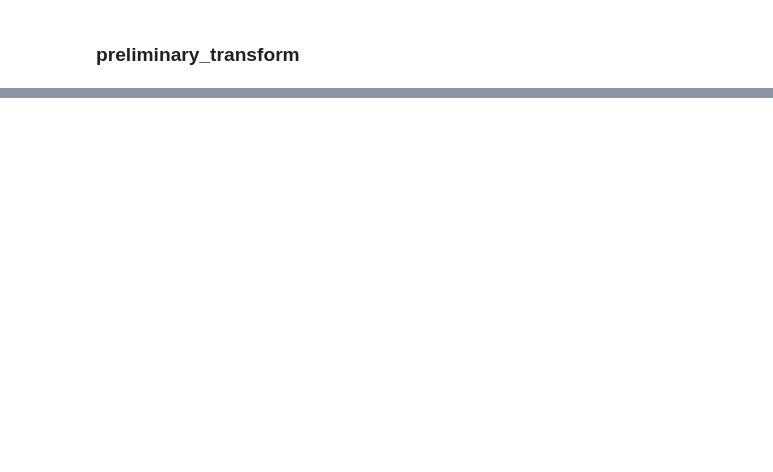
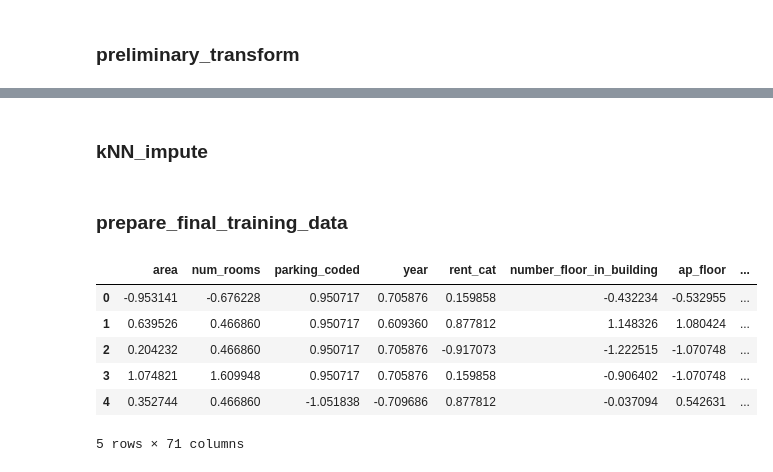
Before and after one commit to anna-teterina/python-project-ApartmentPriceAnalysis, a Jupyter notebook: 1. Data Preparation/data_preparation_description.ipynb, the cells around one changed output, grey strips where cells are left out. Saved outputs shown, nothing was run; the diff lists cells and outputs as text; code cells hidden in the pictures; blank space fills up the shorter version.

Commit message:
compliting data processing description creating pipeline for pre-processing

```diff
--- a/1. Data Preparation/data_preparation_description.ipynb
+++ b/1. Data Preparation/data_preparation_description.ipynb
@@ -792,0 +1301,5 @@ def outlier_drop(data, train_dataset,
+# %%
+# check if there are all variables in the set for analysisdefine variables for the model
+model_features_dict = joblib.load("1. Data Preparation/model_features_dict.joblib")
+
+all(x in cleaned_outliers_data.columns for x in model_features_dict['features_to_use'])
@@ -792,0 +1315,5 @@ def outlier_drop(data, train_dataset,
+# %%
+# Split the dataset into training and testing sets
+X_train, X_test, y_train, y_test = train_test_split(cleaned_outliers_data[features_to_use], cleaned_outliers_data[target],
+                                                    test_size = 0.2,
+                                                    random_state = 99)
@@ -792,0 +1384,12 @@ def outlier_drop(data, train_dataset,
+# %%
+# Application of the function
+X_train_encoded, X_test_encoded = one_hot_encode_train_test(X_train, X_test, features_to_onehotencode)
+
+# View the changes that have made to the data
+vars_after_encoding = []
+for var in features_to_onehotencode:
+        col_after_encode = [col for col in X_train_encoded.columns if col.startswith(var)]
+        vars_after_encoding = vars_after_encoding + col_after_encode
+
+print(X_train_encoded[vars_after_encoding].info())
+print(X_train_encoded[vars_after_encoding].head())
@@ -792,0 +1784,2 @@ def outlier_drop(data, train_dataset,
+# %% [markdown]
+### kNN_impute
@@ -792,0 +1850,2 @@ def outlier_drop(data, train_dataset,
+# %% [markdown]
+### prepare_final_training_data
@@ -792,0 +1922,14 @@ def outlier_drop(data, train_dataset,
+# %%
+# Application of the function
+X_final, y_final = prepare_final_training_data(cleaned_outliers_data)
+# %%
+# View the changes that have made to the data
+X_final.head()
+# %% [output]
+|  | area | num_rooms | parking_coded | year | rent_cat | number_floor_in_building | ap_floor | ... |
+| 0 | -0.953141 | -0.676228 | 0.950717 | 0.705876 | 0.159858 | -0.432234 | -0.532955 | ... |
+| 1 | 0.639526 | 0.466860 | 0.950717 | 0.609360 | 0.877812 | 1.148326 | 1.080424 | ... |
+| 2 | 0.204232 | 0.466860 | 0.950717 | 0.705876 | -0.917073 | -1.222515 | -1.070748 | ... |
+| 3 | 1.074821 | 1.609948 | 0.950717 | 0.705876 | 0.159858 | -0.906402 | -1.070748 | ... |
+| 4 | 0.352744 | 0.466860 | -1.051838 | -0.709686 | 0.877812 | -0.037094 | 0.542631 | ... |
+5 rows × 71 columns
```
Also changed, not shown: parts of 91 cells of this notebook, 6 other files.
